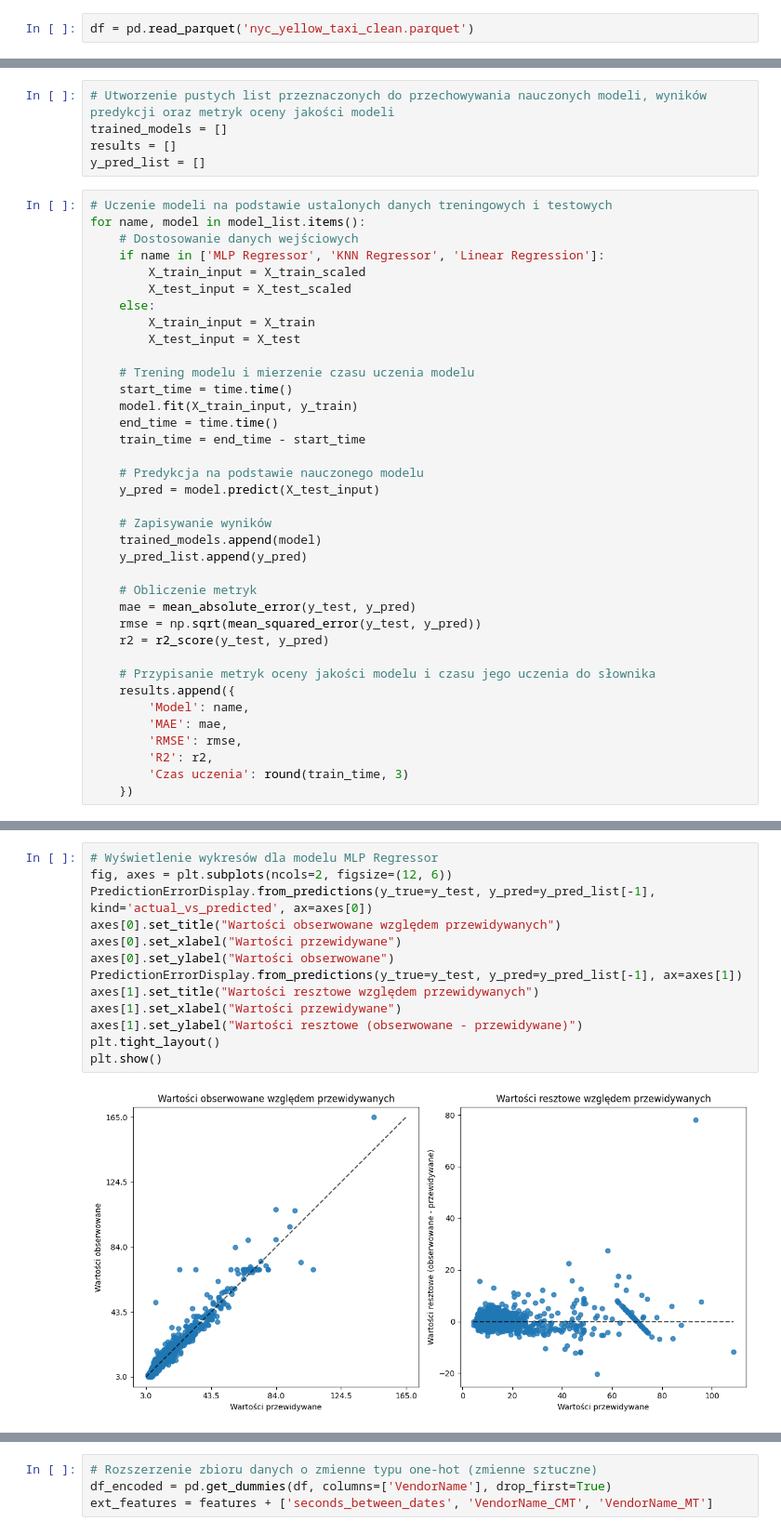
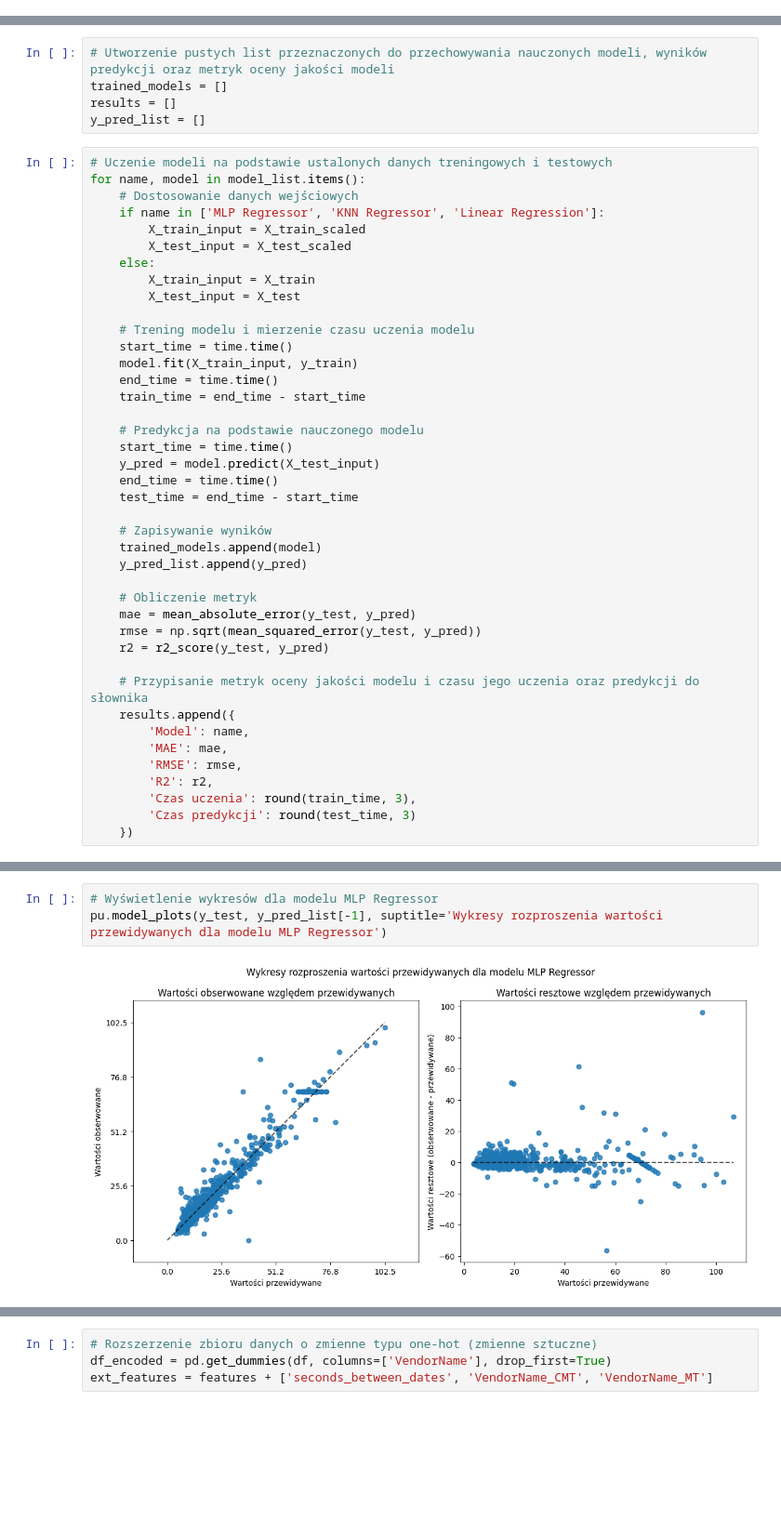
Before and after one commit to piotrkoz00/ds360-task-pmk, a Jupyter notebook: PMK_analiza_NYC.ipynb, the cells around one changed output, grey strips where cells are left out. Shown: that part at 93% size. Saved outputs shown, nothing was run; the diff lists cells and outputs as text; blank space fills up the shorter version.

```diff
--- a/PMK_analiza_NYC.ipynb
+++ b/PMK_analiza_NYC.ipynb
@@ -410,8 +420,6 @@ pickup_day               0
 dtype: int64
 # %% [markdown]
 **Komentarz:** Po dokonaniu oczyszczenia danych z wartości brakujących lub błędnych pod kątem merytorycznym lub logicznym, wszystkie kolumny zawarte w ramce danych zostały pozbawione braków danych.
-# %%
-df = pd.read_parquet('nyc_yellow_taxi_clean.parquet')
 # %%
 # Wypisanie statystyk opisowych po oczyszczeniu danych
 df.loc[:, numeric_col_list + ['tpep_pickup_datetime', 'tpep_dropoff_datetime']].describe()
@@ -667,7 +771,10 @@ for name, model in model_list.items():
     train_time = end_time - start_time
 
     # Predykcja na podstawie nauczonego modelu
+    start_time = time.time()
     y_pred = model.predict(X_test_input)
+    end_time = time.time()
+    test_time = end_time - start_time
 
     # Zapisywanie wyników
     trained_models.append(model)
@@ -678,13 +785,14 @@ for name, model in model_list.items():
     rmse = np.sqrt(mean_squared_error(y_test, y_pred))
     r2 = r2_score(y_test, y_pred)
 
-    # Przypisanie metryk oceny jakości modelu i czasu jego uczenia do słownika
+    # Przypisanie metryk oceny jakości modelu i czasu jego uczenia oraz predykcji do słownika
     results.append({
         'Model': name,
         'MAE': mae,
         'RMSE': rmse,
         'R2': r2,
-        'Czas uczenia': round(train_time, 3)
+        'Czas uczenia': round(train_time, 3),
+        'Czas predykcji': round(test_time, 3)
     })
 # %%
 # Wyświetlenie wyników przeprowadzonego uczenia modeli predykcyjnych
@@ -717,15 +819,5 @@ plt.show()
 # %%
 # Wyświetlenie wykresów dla modelu MLP Regressor
-fig, axes = plt.subplots(ncols=2, figsize=(12, 6))
-PredictionErrorDisplay.from_predictions(y_true=y_test, y_pred=y_pred_list[-1], kind='actual_vs_predicted', ax=axes[0])
-axes[0].set_title("Wartości obserwowane względem przewidywanych")
-axes[0].set_xlabel("Wartości przewidywane")
-axes[0].set_ylabel("Wartości obserwowane")
-PredictionErrorDisplay.from_predictions(y_true=y_test, y_pred=y_pred_list[-1], ax=axes[1])
-axes[1].set_title("Wartości resztowe względem przewidywanych")
-axes[1].set_xlabel("Wartości przewidywane")
-axes[1].set_ylabel("Wartości resztowe (obserwowane - przewidywane)")
-plt.tight_layout()
-plt.show()
+pu.model_plots(y_test, y_pred_list[-1], suptitle='Wykresy rozproszenia wartości przewidywanych dla modelu MLP Regressor')
 # %% [output]
-[figure, old version]
+[figure, new version]
```
Also changed, not shown: parts of 22 cells of this notebook, 3 other files.
